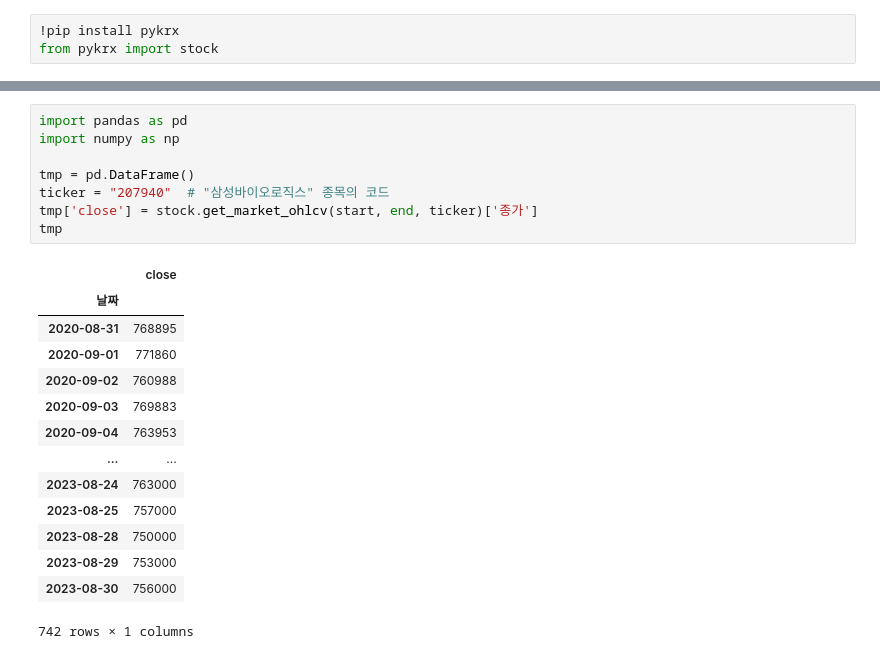
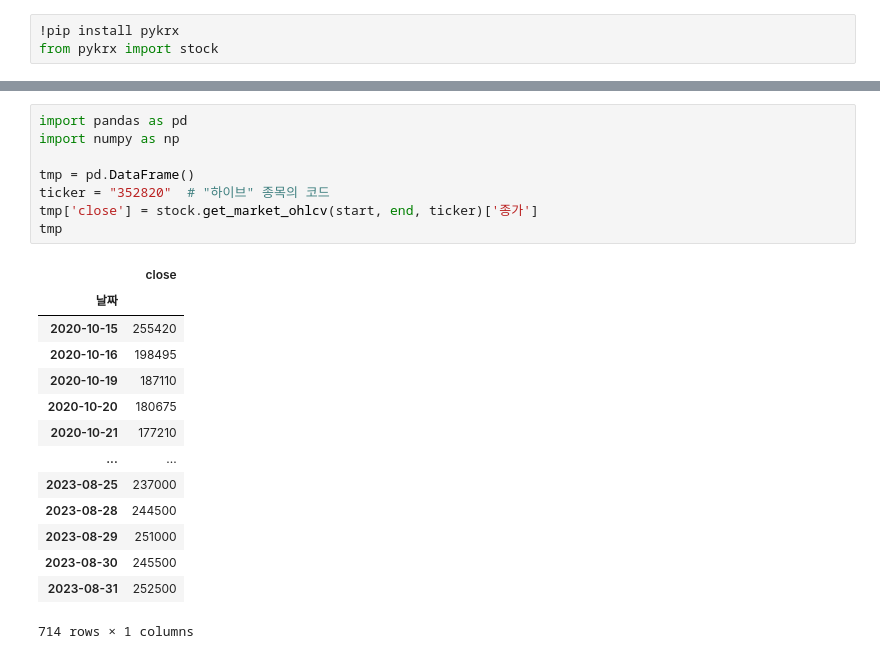
Before and after one commit to DanDanHeeWorld/to_upward, a Jupyter notebook: 몬테카를로_시뮬레이션_송채은.ipynb, the cells around one changed output, grey strips where cells are left out. Drawn from its saved outputs; the diff is of its cells as text.

```diff
--- a/몬테카를로_시뮬레이션_송채은.ipynb
+++ b/몬테카를로_시뮬레이션_송채은.ipynb
@@ -14,23 +14,23 @@ print(start,end)
 # %%
 import pandas as pd
 import numpy as np
 
 tmp = pd.DataFrame()
-ticker = "207940"  # "삼성바이오로직스" 종목의 코드
+ticker = "352820"  # "하이브" 종목의 코드
 tmp['close'] = stock.get_market_ohlcv(start, end, ticker)['종가']
 tmp
 # %% [output]
 |  | close |
 | 날짜 |  |
-| 2020-08-31 | 768895 |
-| 2020-09-01 | 771860 |
-| 2020-09-02 | 760988 |
-| 2020-09-03 | 769883 |
-| 2020-09-04 | 763953 |
+| 2020-10-15 | 255420 |
+| 2020-10-16 | 198495 |
+| 2020-10-19 | 187110 |
+| 2020-10-20 | 180675 |
+| 2020-10-21 | 177210 |
 | ... | ... |
-| 2023-08-24 | 763000 |
-| 2023-08-25 | 757000 |
-| 2023-08-28 | 750000 |
-| 2023-08-29 | 753000 |
-| 2023-08-30 | 756000 |
+| 2023-08-25 | 237000 |
+| 2023-08-28 | 244500 |
+| 2023-08-29 | 251000 |
+| 2023-08-30 | 245500 |
+| 2023-08-31 | 252500 |
-742 rows × 1 columns
+714 rows × 1 columns
```
Also changed, not shown: parts of 18 cells of this notebook.
